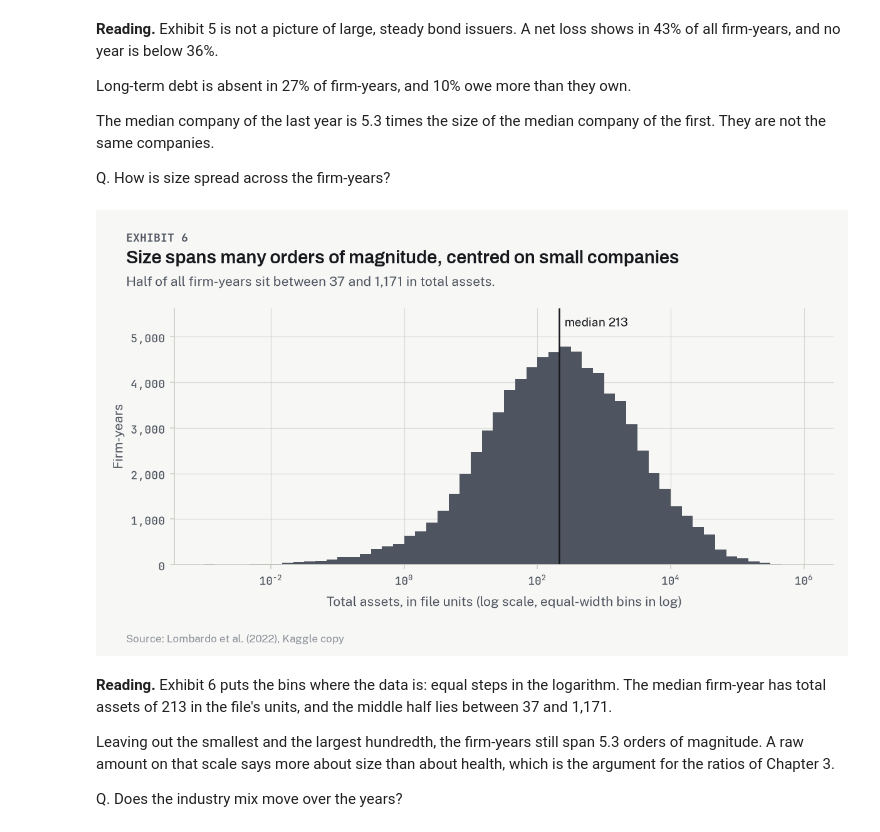
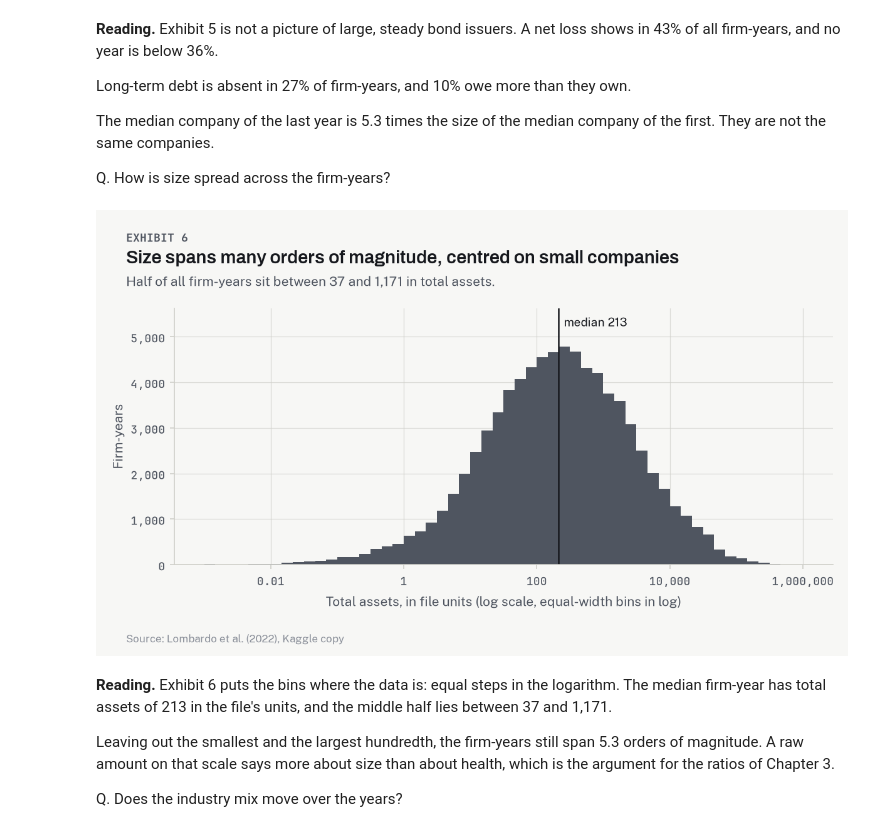
Before and after one commit to lenamonj/corp-default, a Jupyter notebook: notebooks/01_the_panel.ipynb, the cells around one changed output. Drawn from its saved outputs; the diff is of its cells as text; code cells hidden in the pictures.

```diff
--- a/notebooks/01_the_panel.ipynb
+++ b/notebooks/01_the_panel.ipynb
@@ -712,35 +712,35 @@ Q. How is size spread across the firm-years?
 assets = raw["total_assets"]
 quartiles = assets.quantile([0.25, 0.5, 0.75])
 bins = np.logspace(np.floor(np.log10(assets.min())), np.ceil(np.log10(assets.max())), 55)
 
 store.put("median_assets", quartiles.loc[0.5])
 store.put("assets_q1", quartiles.loc[0.25])
 store.put("assets_q3", quartiles.loc[0.75])
 store.put("assets_span", np.log10(assets.quantile(0.99) / assets.quantile(0.01)))
 
 fig, ax = plt.subplots(figsize=(viz.EXHIBIT_WIDTH_IN, 3.4))
 ax.hist(assets, bins=bins, color=viz.SLATE)
-ax.set_xscale("log")
+viz.log_axis(ax, "x")
 ax.set_ylim(top=ax.get_ylim()[1] * 1.12)
 ax.axvline(quartiles.loc[0.5], color=viz.INK, linewidth=1.2)
 ax.text(
     quartiles.loc[0.5] * 1.2,
     ax.get_ylim()[1] * 0.93,
     f"median {quartiles.loc[0.5]:,.0f}",
     size=9,
 )
 ax.yaxis.set_major_formatter(FuncFormatter(lambda value, _: f"{value:,.0f}"))
 ax.set_xlabel("Total assets, in file units (log scale, equal-width bins in log)")
 ax.set_ylabel("Firm-years")
 viz.exhibit(
     fig,
     "Size spans many orders of magnitude, centred on small companies",
     f"Half of all firm-years sit between {quartiles.loc[0.25]:,.0f} and "
     f"{quartiles.loc[0.75]:,.0f} in total assets.",
     SOURCE,
 )
 # %% [output]
-[figure, old version]
+[figure, new version]
 # %% [markdown]
 **Reading.** Exhibit 6 puts the bins where the data is: equal steps in the logarithm.
 The median firm-year has total assets of 213 in the file's units, and the middle half lies between 37 and 1,171.
```
Also changed, not shown: parts of 4 cells of this notebook, 5 other files.
